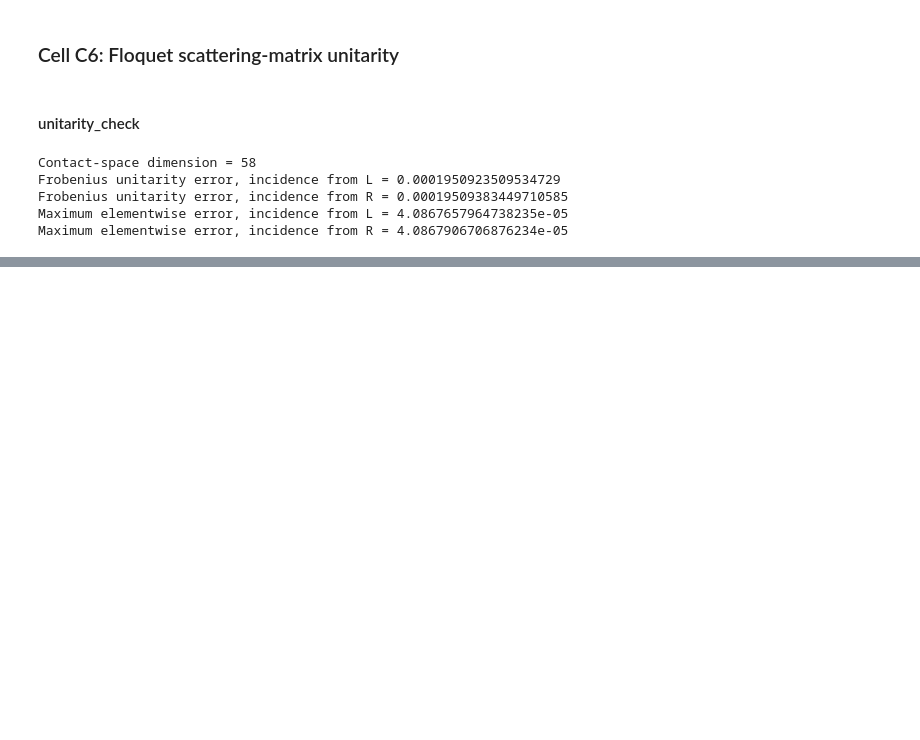
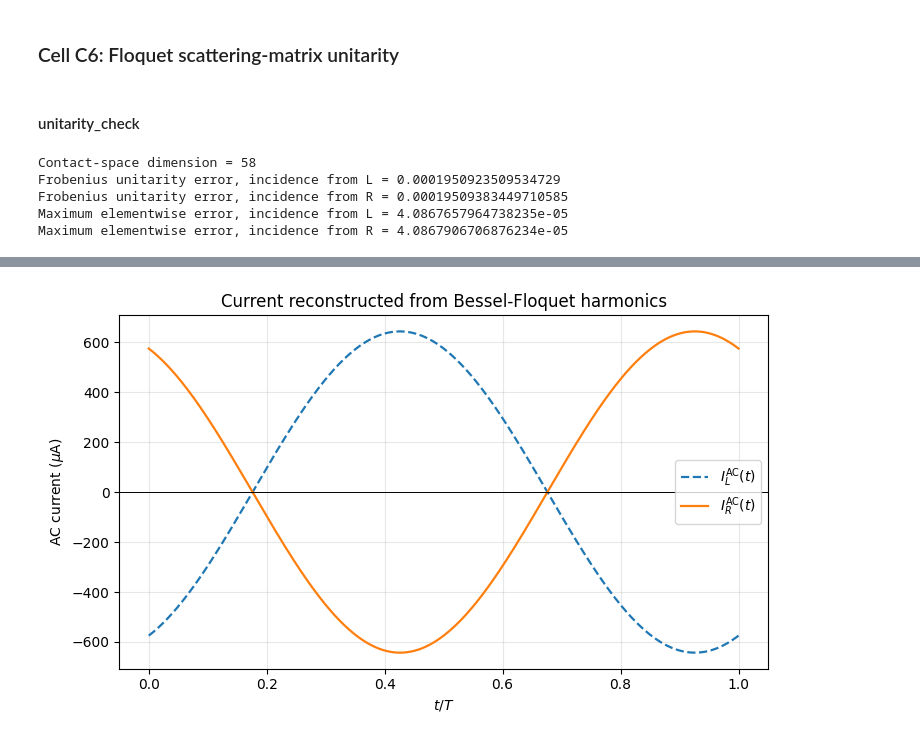
Before and after one commit to Jalil199/High_Harmonics, a Jupyter notebook: with-bessel-function.ipynb, the cells around one changed output, grey strips where cells are left out. Cells and saved outputs as stored; diff of their text form; code cells hidden in the pictures; blank space fills up the shorter version.

```diff
--- a/with-bessel-function.ipynb
+++ b/with-bessel-function.ipynb
@@ -2035,0 +4394,98 @@ Maximum elementwise error, incidence from R = 4.0867906706876234e-05
+# %%
+# ============================================================
+# Cell E9: Reconstruct the real AC currents over
+#          one optical period
+# ============================================================
+
+# Dimensionless optical phase:
+#
+# phase_E = omega*t
+#
+# One complete period corresponds to 0 <= phase_E <= 2*pi.
+phase_E = np.linspace(
+    0.0,
+    2.0*np.pi,
+    500
+)
+
+I_time_L_E = np.zeros_like(
+    phase_E,
+    dtype=float
+)
+
+I_time_R_E = np.zeros_like(
+    phase_E,
+    dtype=float
+)
+
+# Reconstruct the real current from the positive-frequency
+# coefficients and their complex conjugates:
+#
+# I_p^AC(t) = 2 Re[sum_{N>0} I_p,N exp(-i N omega t)]
+for N in N_values_E:
+
+    N = int(N)
+
+    ILN = results_E["L"][N]["microamp"]
+    IRN = results_E["R"][N]["microamp"]
+
+    I_time_L_E += (
+        2.0
+        * np.real(
+            ILN
+            * np.exp(-1j*N*phase_E)
+        )
+    )
+
+    I_time_R_E += (
+        2.0
+        * np.real(
+            IRN
+            * np.exp(-1j*N*phase_E)
+        )
+    )
+
+plt.figure(
+    figsize=(7.5, 4.5)
+)
+
+plt.plot(
+    phase_E/(2.0*np.pi),
+    I_time_L_E,
+    "--",
+    linewidth=1.6,
+    label=r"$I_L^{\rm AC}(t)$"
+)
+
+plt.plot(
+    phase_E/(2.0*np.pi),
+    I_time_R_E,
+    "-",
+    linewidth=1.6,
+    label=r"$I_R^{\rm AC}(t)$"
+)
+
+plt.axhline(
+    0.0,
+    color="black",
+    linewidth=0.7
+)
+
+plt.xlabel(
+    r"$t/T$"
+)
+
+plt.ylabel(
+    r"AC current ($\mu$A)"
+)
+
+plt.title(
+    "Current reconstructed from Bessel-Floquet harmonics"
+)
+
+plt.grid(alpha=0.3)
+plt.legend()
+plt.tight_layout()
+plt.show()
+# %% [output]
+[figure, added]
```
Also changed, not shown: parts of 60 cells of this notebook.
